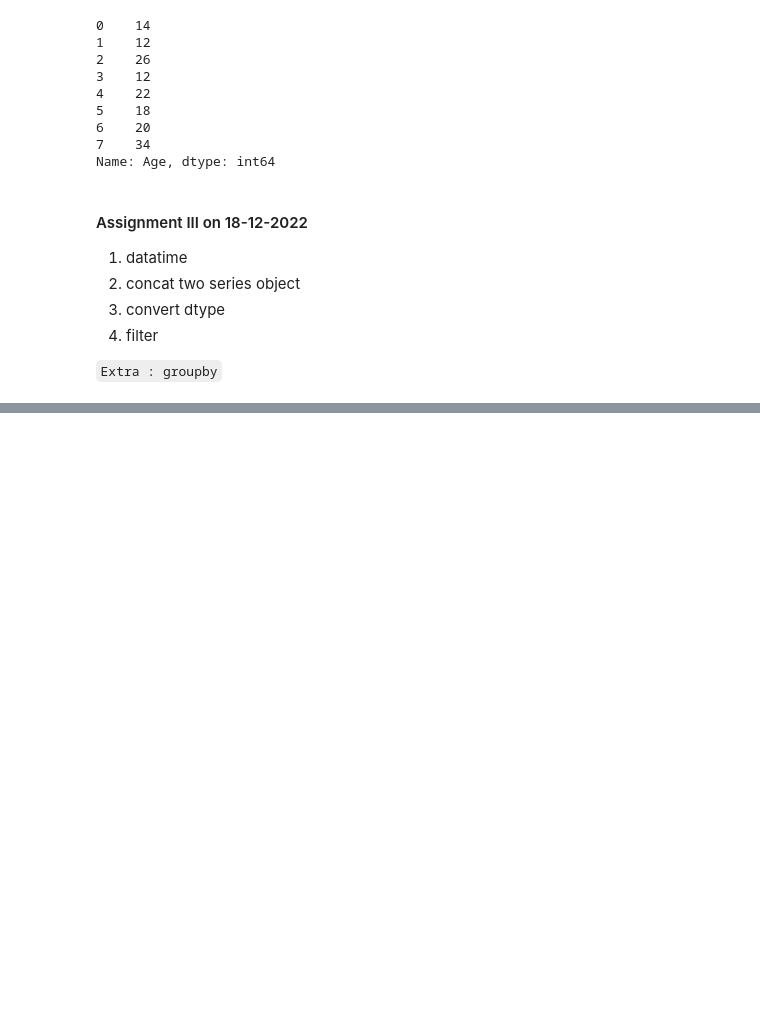
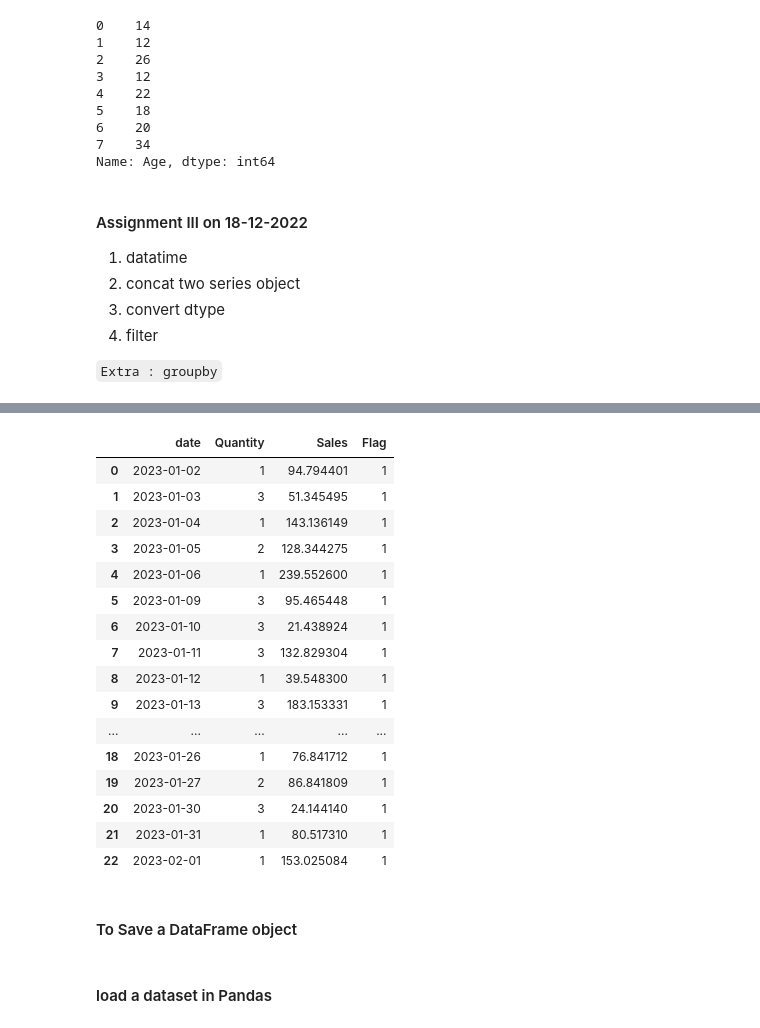
Before and after one commit to Navazdeen/ML_handson, a Jupyter notebook: Data Science/pandas_tut.ipynb, the cells around one changed output, grey strips where cells are left out. Saved outputs shown, nothing was run; the diff lists cells and outputs as text; code cells hidden in the pictures; blank space fills up the shorter version.

Commit message:
update data science

```diff
--- a/Data Science/pandas_tut.ipynb
+++ b/Data Science/pandas_tut.ipynb
@@ -142,0 +260,6 @@ Name: Age, dtype: int64
+# %%
+dataframe = pd.DataFrame({
+    "date":pd.date_range('1/1/2023', '2/1/2023', freq="B"),
+    "Quantity":np.random.randint(1, 4, size=(23)),
+    "Sales":np.abs(np.random.randn(23)*100)
+})
@@ -142,0 +455,30 @@ Name: Age, dtype: int64
+# %%
+dataframe["New_column"] = 1
+# %%
+dataframe.rename(
+    columns={
+        'New_column':"Flag"
+    }, inplace=True
+)
+# %%
+dataframe
+# %% [output]
+|  | date | Quantity | Sales | Flag |
+| 0 | 2023-01-02 | 1 | 94.794401 | 1 |
+| 1 | 2023-01-03 | 3 | 51.345495 | 1 |
+| 2 | 2023-01-04 | 1 | 143.136149 | 1 |
+| 3 | 2023-01-05 | 2 | 128.344275 | 1 |
+| 4 | 2023-01-06 | 1 | 239.552600 | 1 |
+| 5 | 2023-01-09 | 3 | 95.465448 | 1 |
+| 6 | 2023-01-10 | 3 | 21.438924 | 1 |
+| 7 | 2023-01-11 | 3 | 132.829304 | 1 |
+| 8 | 2023-01-12 | 1 | 39.548300 | 1 |
+| 9 | 2023-01-13 | 3 | 183.153331 | 1 |
+| ... | ... | ... | ... | ... |
+| 18 | 2023-01-26 | 1 | 76.841712 | 1 |
+| 19 | 2023-01-27 | 2 | 86.841809 | 1 |
+| 20 | 2023-01-30 | 3 | 24.144140 | 1 |
+| 21 | 2023-01-31 | 1 | 80.517310 | 1 |
+| 22 | 2023-02-01 | 1 | 153.025084 | 1 |
+# %% [markdown]
+#### To Save a DataFrame object
@@ -142,0 +487,2 @@ Name: Age, dtype: int64
+# %% [markdown]
+#### load a dataset in Pandas
```
Also changed, not shown: parts of 40 cells of this notebook, 5 other files.
